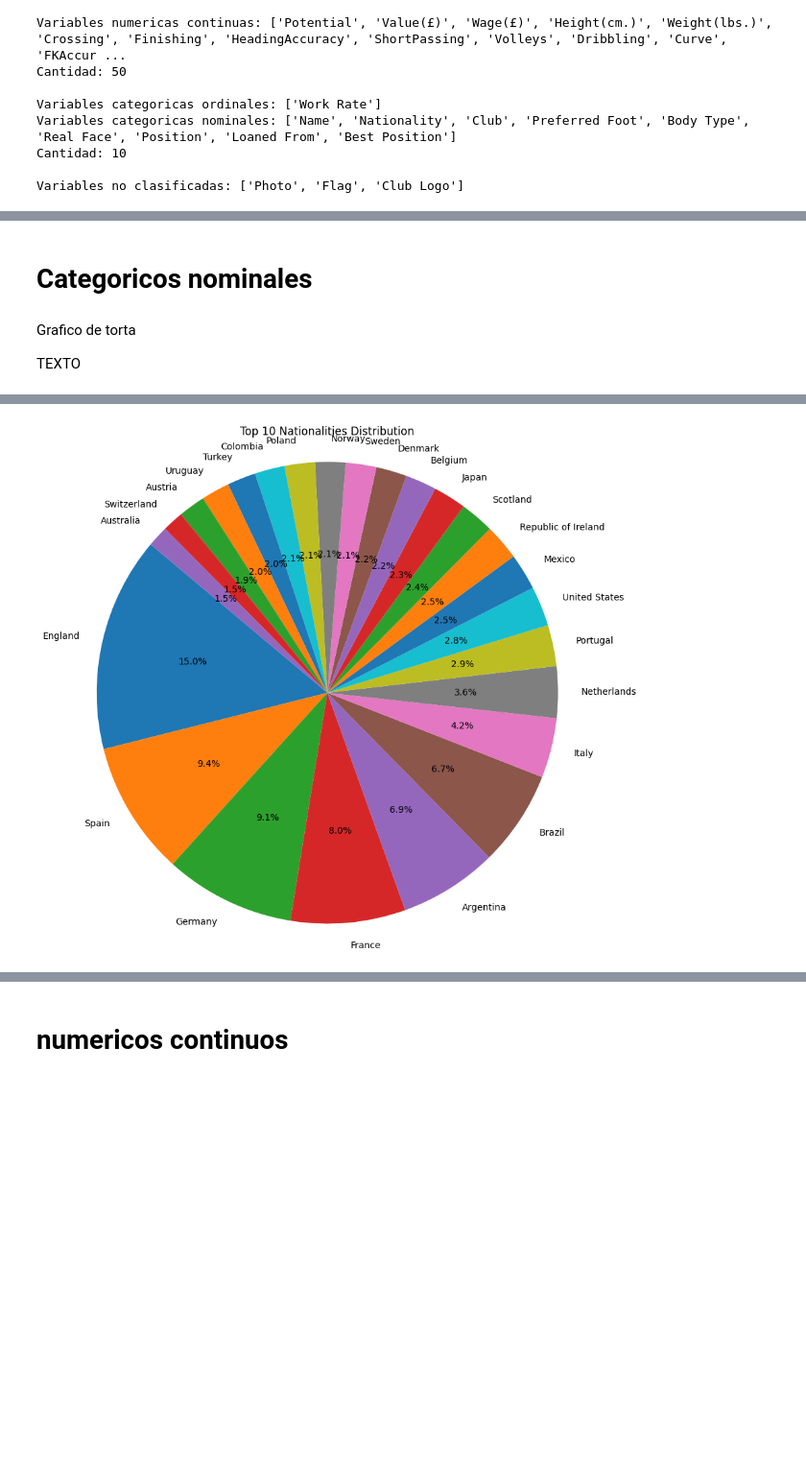
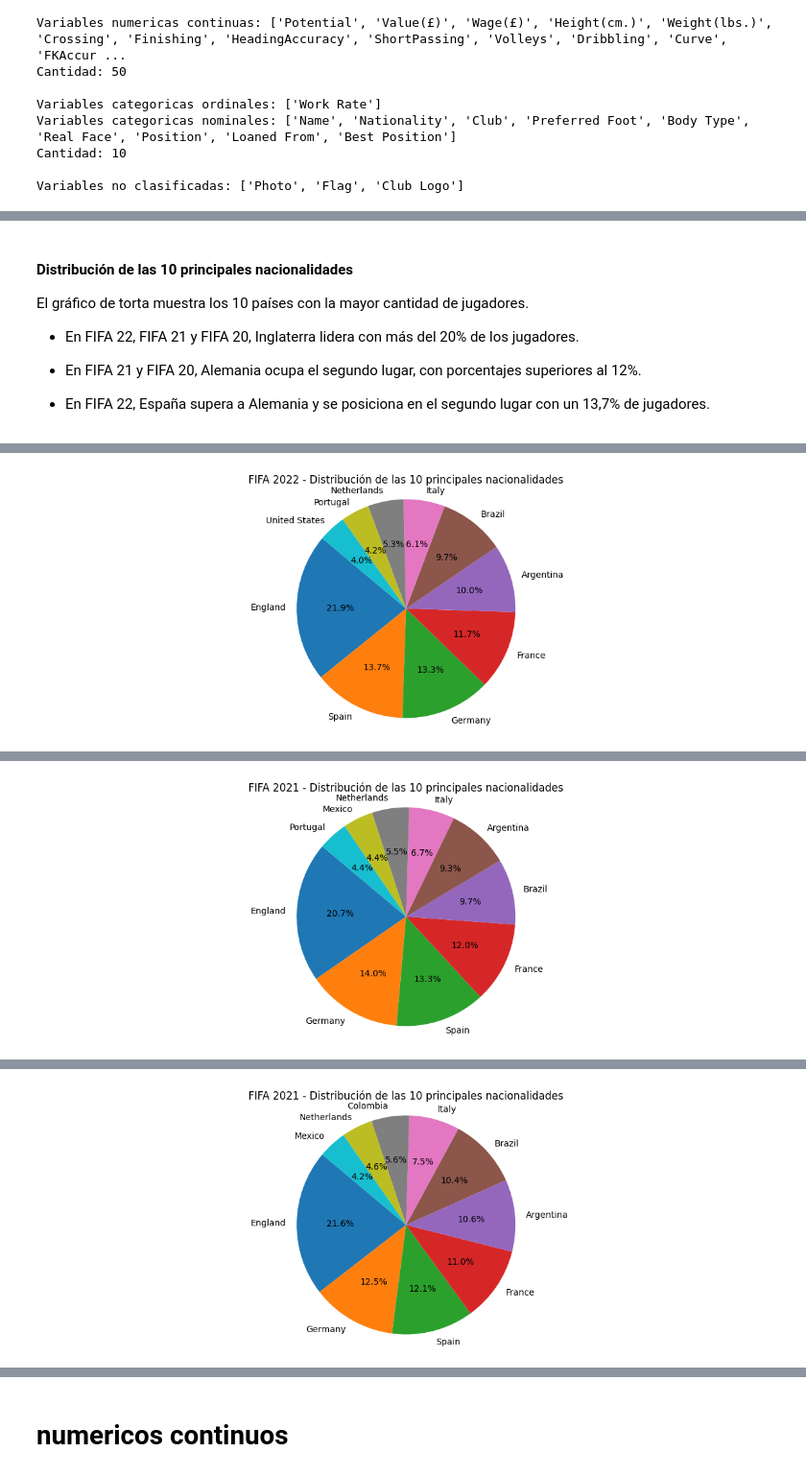
Before and after one commit to BrandonLCC/FIFA_ML_Kedro, a Jupyter notebook: machine-learning-project/notebooks/2_Data_Understanding.ipynb, the cells around one changed output, grey strips where cells are left out. Shown at 96% size. Drawn from its saved outputs; the diff is of its cells as text; code cells hidden in the pictures; blank space fills up the shorter version.

Commit message:
Avances de las interpretaciones de los graficos de torta, graficos de barra, boxplot, entre otros, para las 3 CSV.

```diff
--- a/machine-learning-project/notebooks/2_Data_Understanding.ipynb
+++ b/machine-learning-project/notebooks/2_Data_Understanding.ipynb
@@ -683,0 +710,5 @@ dtype: float64
+# %%
+# Capturar lo que esté después del último ">"
+FIFA22_df["Position"] = FIFA22_df["Position"].str.extract(r'>([A-Za-z0-9]+)')
+print(FIFA22_df["Position"].head())
+FIFA22_df['Position'].head()
@@ -753,17 +851,37 @@ Para el análisis estadístico se considerará la naturaleza de los datos, sigui
 # %% [markdown]
-# Categoricos nominales
+#### Distribución de las 10 principales nacionalidades
+
+El gráfico de torta muestra los 10 países con la mayor cantidad de jugadores.
+
+- En FIFA 22, FIFA 21 y FIFA 20, Inglaterra lidera con más del 20% de los jugadores.
+
+- En FIFA 21 y FIFA 20, Alemania ocupa el segundo lugar, con porcentajes superiores al 12%.
+
+- En FIFA 22, España supera a Alemania y se posiciona en el segundo lugar con un 13,7% de jugadores.
-# %% [markdown]
-Grafico de torta
-
-TEXTO
 # %%
-top_nationalities = FIFA22_df['Nationality'].value_counts().nlargest(25)
+top_nationalities = FIFA22_df['Nationality'].value_counts().nlargest(10)
 
-plt.figure(figsize=(10, 10))
+plt.figure(figsize=(15, 5))
 plt.pie(top_nationalities.values, labels=top_nationalities.index, autopct='%1.1f%%', startangle=140)
-plt.title('Top 10 Nationalities Distribution')
+plt.title('FIFA 2022 - Distribución de las 10 principales nacionalidades')
 plt.axis('equal')
 plt.show()
+
+top_nationalities = FIFA21_df['Nationality'].value_counts().nlargest(10)
+
+plt.figure(figsize=(15, 5))
+plt.pie(top_nationalities.values, labels=top_nationalities.index, autopct='%1.1f%%', startangle=140)
+plt.title('FIFA 2021 - Distribución de las 10 principales nacionalidades')
+plt.axis('equal')
+plt.show()
+
+top_nationalities = FIFA20_df['Nationality'].value_counts().nlargest(10)
+
+plt.figure(figsize=(15, 5))
+plt.pie(top_nationalities.values, labels=top_nationalities.index, autopct='%1.1f%%', startangle=140)
+plt.title('FIFA 2021 - Distribución de las 10 principales nacionalidades')
+plt.axis('equal')
+plt.show()
 # %% [output]
 [interactive output not drawn]
-[figure, old version]
+[figure, new version]
@@ -769,0 +889 @@ plt.show()
+[figure, added]
@@ -769,0 +891 @@ plt.show()
+[figure, added]
```
Also changed, not shown: parts of 48 cells of this notebook, 2 other files.
